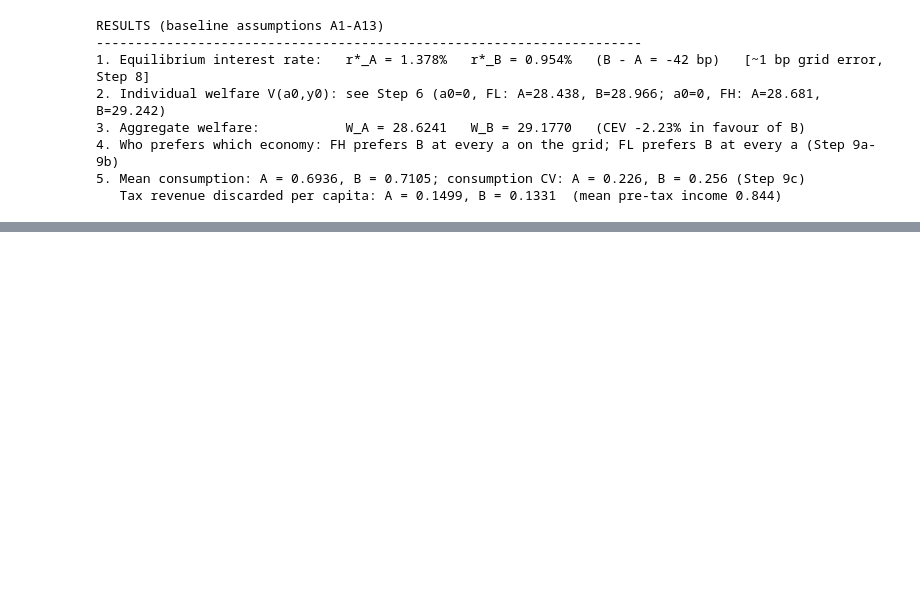
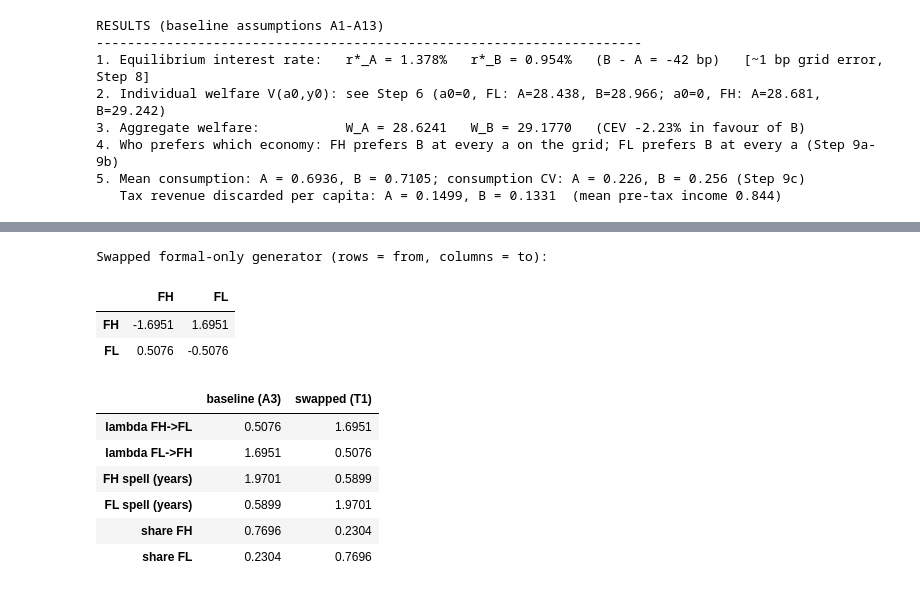
Before and after one commit to gtriberti9/Thesis_ArgFiscal, a Jupyter notebook: building_pipeline/formal_econ.ipynb, the cells around one changed output, grey strips where cells are left out. Drawn from its saved outputs; the diff is of its cells as text; code cells hidden in the pictures; blank space fills up the shorter version.

```diff
--- a/building_pipeline/formal_econ.ipynb
+++ b/building_pipeline/formal_econ.ipynb
@@ -965,0 +982,23 @@ RESULTS (baseline assumptions A1-A13)
+# %%
+# T1: swap the two switching rates; everything else (z, gamma, rho, a_min, grid, solver) unchanged
+Lam_swap = np.array([[-lam_LH,  lam_LH],
+                     [ lam_HL, -lam_HL]])
+p_swap = stationary(Lam_swap)
+print("Swapped formal-only generator (rows = from, columns = to):")
+display(pd.DataFrame(Lam_swap, index=FORMAL, columns=FORMAL).round(4))
+display(pd.DataFrame({"baseline (A3)": {"lambda FH->FL": lam_HL, "lambda FL->FH": lam_LH, "FH spell (years)": 1/lam_HL,
+                                        "FL spell (years)": 1/lam_LH, "share FH": p_F[0], "share FL": p_F[1]},
+                      "swapped (T1)":  {"lambda FH->FL": lam_LH, "lambda FL->FH": lam_HL, "FH spell (years)": 1/lam_LH,
+                                        "FL spell (years)": 1/lam_HL, "share FH": p_swap[0], "share FL": p_swap[1]}}).round(4))
+# %% [output]
+Swapped formal-only generator (rows = from, columns = to):
+|  | FH | FL |
+| FH | -1.6951 | 1.6951 |
+| FL | 0.5076 | -0.5076 |
+|  | baseline (A3) | swapped (T1) |
+| lambda FH->FL | 0.5076 | 1.6951 |
+| lambda FL->FH | 1.6951 | 0.5076 |
+| FH spell (years) | 1.9701 | 0.5899 |
+| FL spell (years) | 0.5899 | 1.9701 |
+| share FH | 0.7696 | 0.2304 |
+| share FL | 0.2304 | 0.7696 |
```
Also changed, not shown: parts of 7 cells of this notebook.
